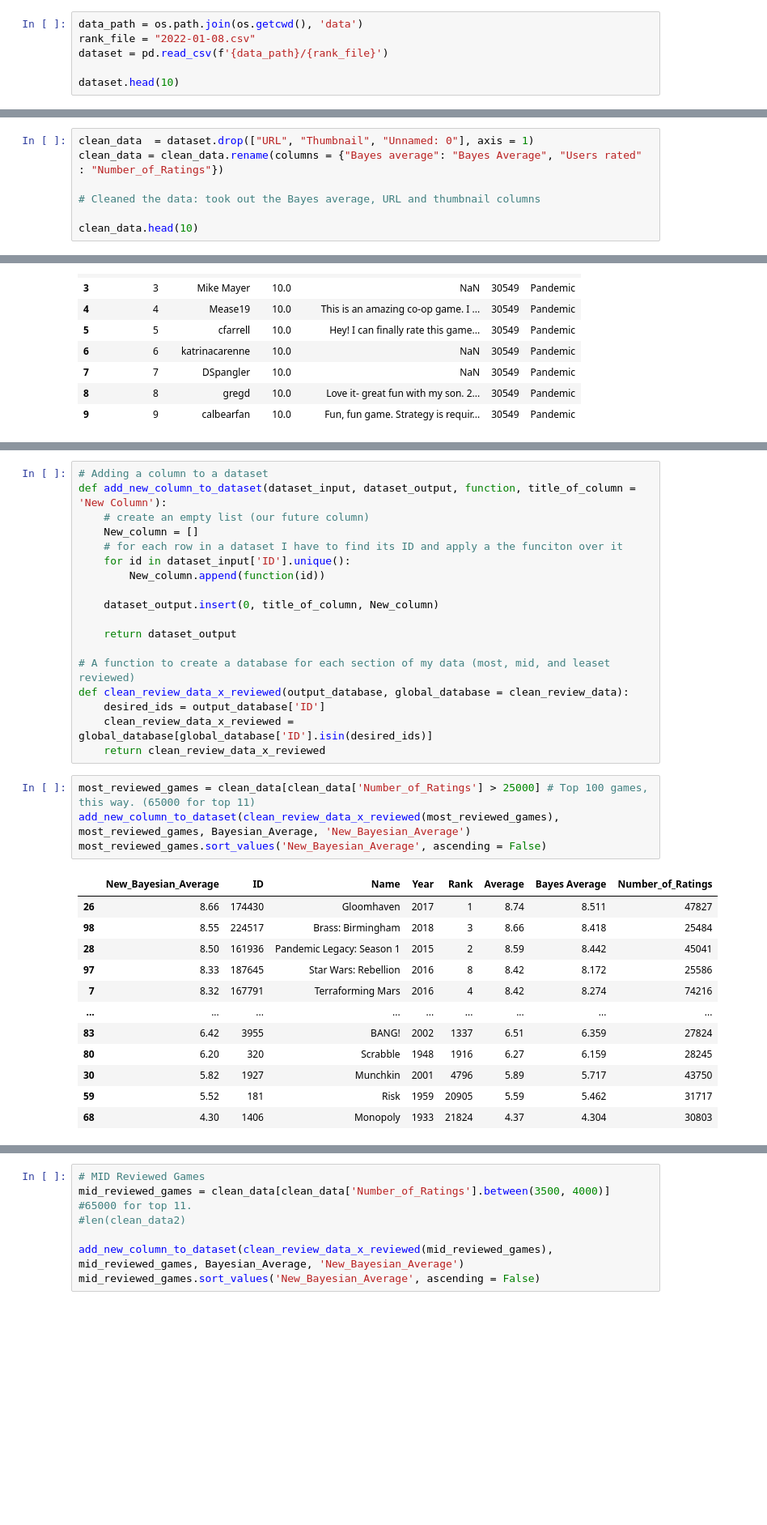
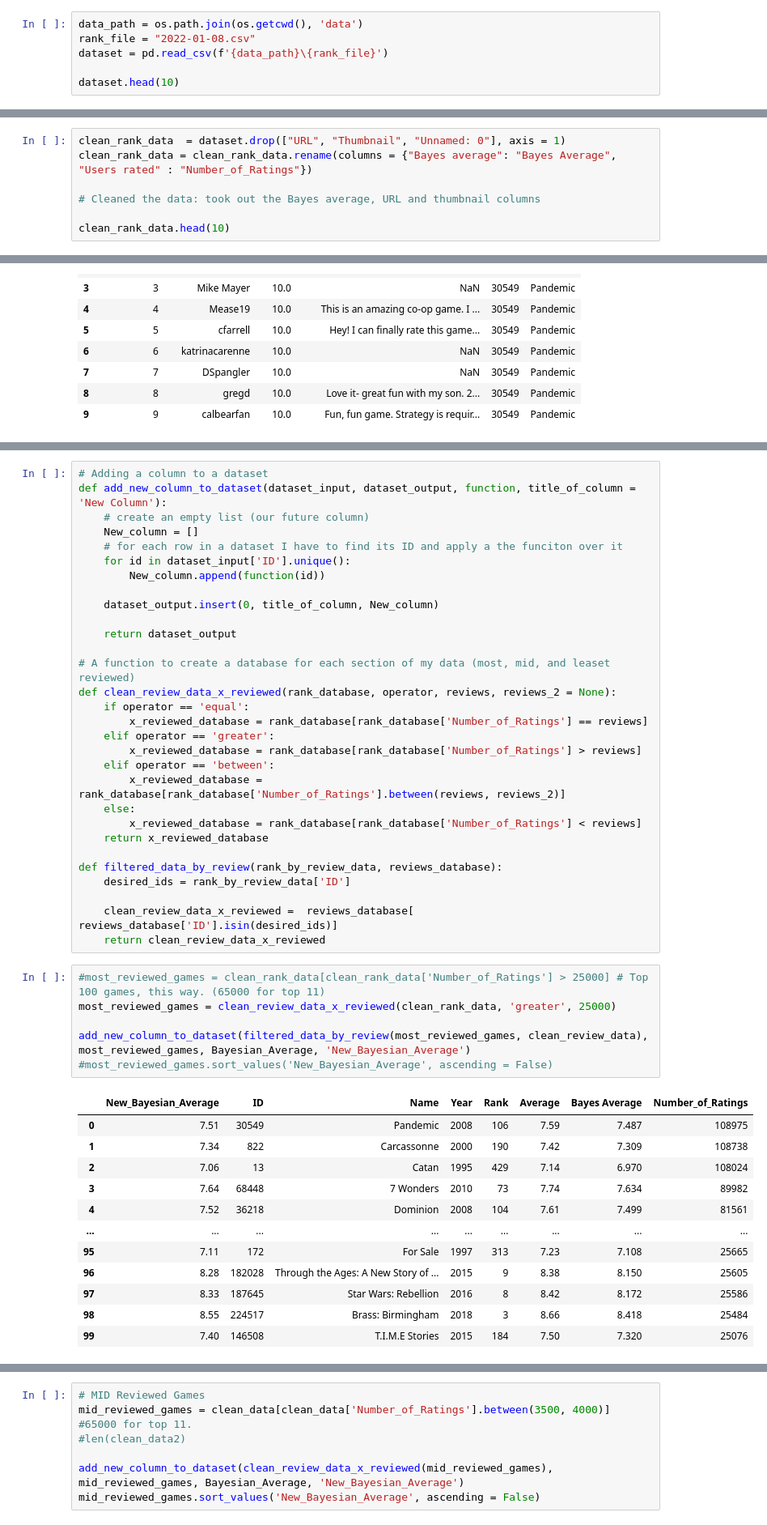
Before and after one commit to NeriDSE/Neri_PythonProject_DSE, a Jupyter notebook: Source/notebook_to_test.ipynb, the cells around one changed output, grey strips where cells are left out. Shown at 81% size. Cells and saved outputs as stored; diff of their text form; blank space fills up the shorter version.

```diff
--- a/Source/notebook_to_test.ipynb
+++ b/Source/notebook_to_test.ipynb
@@ -11,7 +11,7 @@ import os
 # %%
 data_path = os.path.join(os.getcwd(), 'data')
 rank_file = "2022-01-08.csv"
-dataset = pd.read_csv(f'{data_path}/{rank_file}')
+dataset = pd.read_csv(f'{data_path}\{rank_file}')
 
 dataset.head(10)
 # %% [output]
@@ -27,9 +27,9 @@ dataset.head(10)
 | 8 | 15 | 173346 | 7 Wonders Duel | 2015 | 16 | 8.11 | 7.984 | 69472 | /boardgame/173346/7-wonders-duel | ... |
 | 9 | 35 | 31260 | Agricola | 2007 | 36 | 7.93 | 7.809 | 66093 | /boardgame/31260/agricola | ... |
 # %%
-clean_data  = dataset.drop(["URL", "Thumbnail", "Unnamed: 0"], axis = 1)
-clean_data = clean_data.rename(columns = {"Bayes average": "Bayes Average", "Users rated" : "Number_of_Ratings"})
+clean_rank_data  = dataset.drop(["URL", "Thumbnail", "Unnamed: 0"], axis = 1)
+clean_rank_data = clean_rank_data.rename(columns = {"Bayes average": "Bayes Average", "Users rated" : "Number_of_Ratings"})
 
 # Cleaned the data: took out the Bayes average, URL and thumbnail columns
 
-clean_data.head(10)
+clean_rank_data.head(10)
@@ -171,25 +195,39 @@ def add_new_column_to_dataset(dataset_input, dataset_output, function, title_of_
     return dataset_output
 
 # A function to create a database for each section of my data (most, mid, and leaset reviewed)
-def clean_review_data_x_reviewed(output_database, global_database = clean_review_data):
-    desired_ids = output_database['ID']
-    clean_review_data_x_reviewed = global_database[global_database['ID'].isin(desired_ids)]
+def clean_review_data_x_reviewed(rank_database, operator, reviews, reviews_2 = None):
+    if operator == 'equal':
+        x_reviewed_database = rank_database[rank_database['Number_of_Ratings'] == reviews]
+    elif operator == 'greater':
+        x_reviewed_database = rank_database[rank_database['Number_of_Ratings'] > reviews]
+    elif operator == 'between':
+        x_reviewed_database = rank_database[rank_database['Number_of_Ratings'].between(reviews, reviews_2)]
+    else:
+        x_reviewed_database = rank_database[rank_database['Number_of_Ratings'] < reviews]
+    return x_reviewed_database
+
+def filtered_data_by_review(rank_by_review_data, reviews_database):
+    desired_ids = rank_by_review_data['ID']
+
+    clean_review_data_x_reviewed =  reviews_database[ reviews_database['ID'].isin(desired_ids)]
     return clean_review_data_x_reviewed
 # %%
-most_reviewed_games = clean_data[clean_data['Number_of_Ratings'] > 25000] # Top 100 games, this way. (65000 for top 11)
-add_new_column_to_dataset(clean_review_data_x_reviewed(most_reviewed_games),  most_reviewed_games, Bayesian_Average, 'New_Bayesian_Average')
-most_reviewed_games.sort_values('New_Bayesian_Average', ascending = False)
+#most_reviewed_games = clean_rank_data[clean_rank_data['Number_of_Ratings'] > 25000] # Top 100 games, this way. (65000 for top 11)
+most_reviewed_games = clean_review_data_x_reviewed(clean_rank_data, 'greater', 25000)
+
+add_new_column_to_dataset(filtered_data_by_review(most_reviewed_games, clean_review_data), most_reviewed_games, Bayesian_Average, 'New_Bayesian_Average')
+#most_reviewed_games.sort_values('New_Bayesian_Average', ascending = False)
 # %% [output]
 |  | New_Bayesian_Average | ID | Name | Year | Rank | Average | Bayes Average | Number_of_Ratings |
-| 26 | 8.66 | 174430 | Gloomhaven | 2017 | 1 | 8.74 | 8.511 | 47827 |
+| 0 | 7.51 | 30549 | Pandemic | 2008 | 106 | 7.59 | 7.487 | 108975 |
+| 1 | 7.34 | 822 | Carcassonne | 2000 | 190 | 7.42 | 7.309 | 108738 |
+| 2 | 7.06 | 13 | Catan | 1995 | 429 | 7.14 | 6.970 | 108024 |
+| 3 | 7.64 | 68448 | 7 Wonders | 2010 | 73 | 7.74 | 7.634 | 89982 |
+| 4 | 7.52 | 36218 | Dominion | 2008 | 104 | 7.61 | 7.499 | 81561 |
+| ... | ... | ... | ... | ... | ... | ... | ... | ... |
+| 95 | 7.11 | 172 | For Sale | 1997 | 313 | 7.23 | 7.108 | 25665 |
+| 96 | 8.28 | 182028 | Through the Ages: A New Story of ... | 2015 | 9 | 8.38 | 8.150 | 25605 |
+| 97 | 8.33 | 187645 | Star Wars: Rebellion | 2016 | 8 | 8.42 | 8.172 | 25586 |
 | 98 | 8.55 | 224517 | Brass: Birmingham | 2018 | 3 | 8.66 | 8.418 | 25484 |
-| 28 | 8.50 | 161936 | Pandemic Legacy: Season 1 | 2015 | 2 | 8.59 | 8.442 | 45041 |
-| 97 | 8.33 | 187645 | Star Wars: Rebellion | 2016 | 8 | 8.42 | 8.172 | 25586 |
-| 7 | 8.32 | 167791 | Terraforming Mars | 2016 | 4 | 8.42 | 8.274 | 74216 |
-| ... | ... | ... | ... | ... | ... | ... | ... | ... |
-| 83 | 6.42 | 3955 | BANG! | 2002 | 1337 | 6.51 | 6.359 | 27824 |
-| 80 | 6.20 | 320 | Scrabble | 1948 | 1916 | 6.27 | 6.159 | 28245 |
-| 30 | 5.82 | 1927 | Munchkin | 2001 | 4796 | 5.89 | 5.717 | 43750 |
-| 59 | 5.52 | 181 | Risk | 1959 | 20905 | 5.59 | 5.462 | 31717 |
-| 68 | 4.30 | 1406 | Monopoly | 1933 | 21824 | 4.37 | 4.304 | 30803 |
+| 99 | 7.40 | 146508 | T.I.M.E Stories | 2015 | 184 | 7.50 | 7.320 | 25076 |
 100 rows × 8 columns
```
Also changed, not shown: parts of 10 cells of this notebook, 9 other files.
